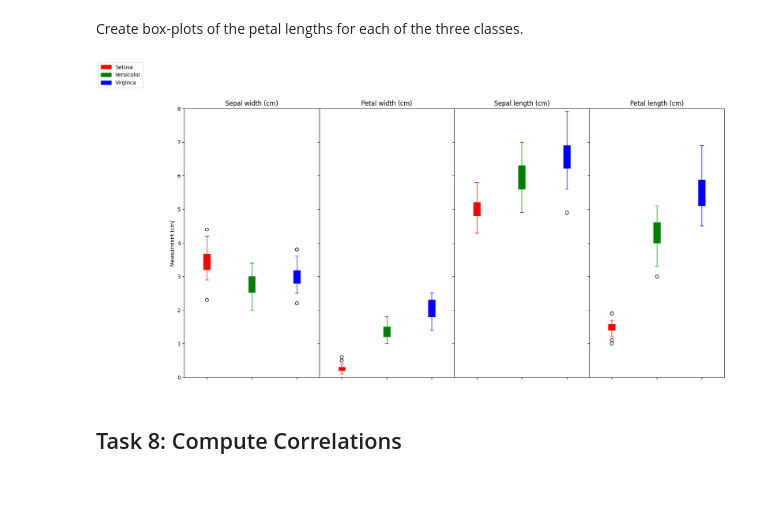
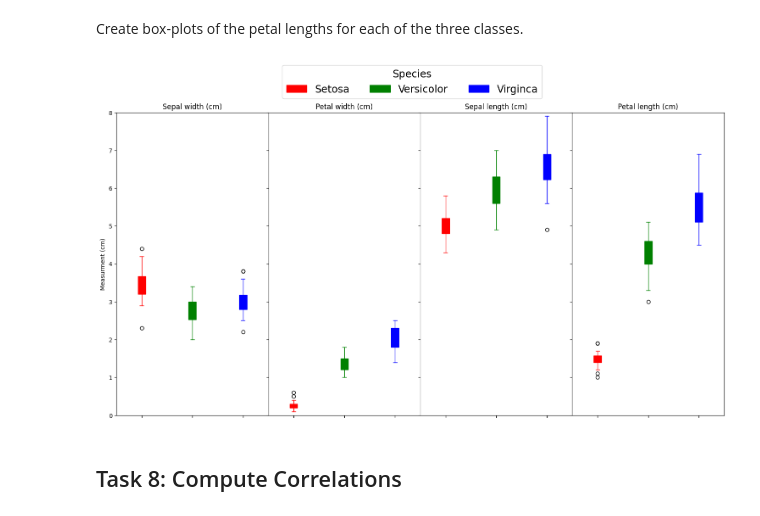
Before and after one commit to cathalred88/principles_of_data_analytics, a Jupyter notebook: tasks.ipynb, the cells around one changed output. Saved outputs shown, nothing was run; the diff lists cells and outputs as text; code cells hidden in the pictures; blank space fills up the shorter version.

Commit message:
tidied up boxplots

```diff
--- a/tasks.ipynb
+++ b/tasks.ipynb
@@ -273,35 +273,36 @@ ax129 = df2.plot(kind = 'box', column = ["sepal length (cm)"], positions = [2] ,
 ax130 = df3.plot(kind = 'box', column = ["sepal length (cm)"], positions = [3] , patch_artist=True, color = 'blue', ax = ax128)
 ax128.set_ylim(0.0, 8.0)
 ax128.tick_params(axis='x', rotation=90)
 
 
 # Boxplot for Petal Length
 ax131 = df1.plot(kind = 'box', column = ["petal length (cm)"], positions = [1] , title = 'Petal length (cm)', ylabel = 'Measurment (cm)', patch_artist=True, color = 'red', ax=axes[3] )
 ax132 = df2.plot(kind = 'box', column = ["petal length (cm)"], positions = [2] , patch_artist=True, color = 'green', ax = ax131)
 ax133 = df3.plot(kind = 'box', column = ["petal length (cm)"], positions = [3] , patch_artist=True, color = 'blue', ax = ax131)
 ax131.set_ylim(0.0, 8.0)
 ax131.tick_params(axis='x', rotation=90)
 
 #handles, labels = ax22.get_legend_handles_labels()
 #fig.legend(handles, labels, loc='upper center')
 boxplotLabels = ['Setosa','Versicolor','Virginca']
-fig.legend(labels=boxplotLabels, loc = 'upper left')
+fig.legend(labels=boxplotLabels, loc = 'upper center',ncols=3, title = 'Species', title_fontsize = 'xx-large', fontsize = 'xx-large')
+
 ax122.tick_params('x', labelbottom=False)
 ax125.tick_params('x', labelbottom=False)
 ax128.tick_params('x', labelbottom=False)
 ax131.tick_params('x', labelbottom=False)
 
 
 fig.subplots_adjust(bottom=0.2)
 fig.subplots_adjust(wspace=0.0)
 
 fig.set_size_inches(18.5, 10.5)
 
 #pt.xticks(rotation=90)
 pt.savefig('SubplotBoxplots.png')
 pt.show()
 # %% [output]
-[figure, old version]
+[figure, new version]
 # %% [markdown]
 ## Task 8: Compute Correlations
 # %% [markdown]
```
Also changed, not shown: 1 other file.
